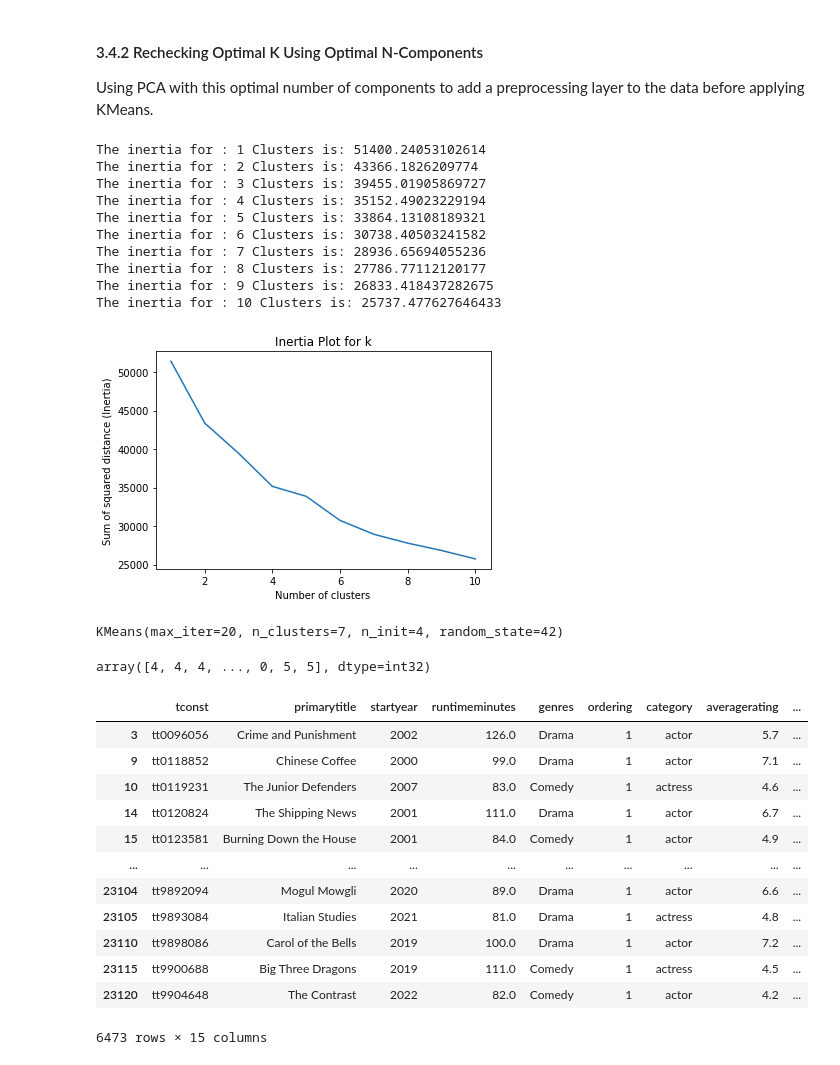
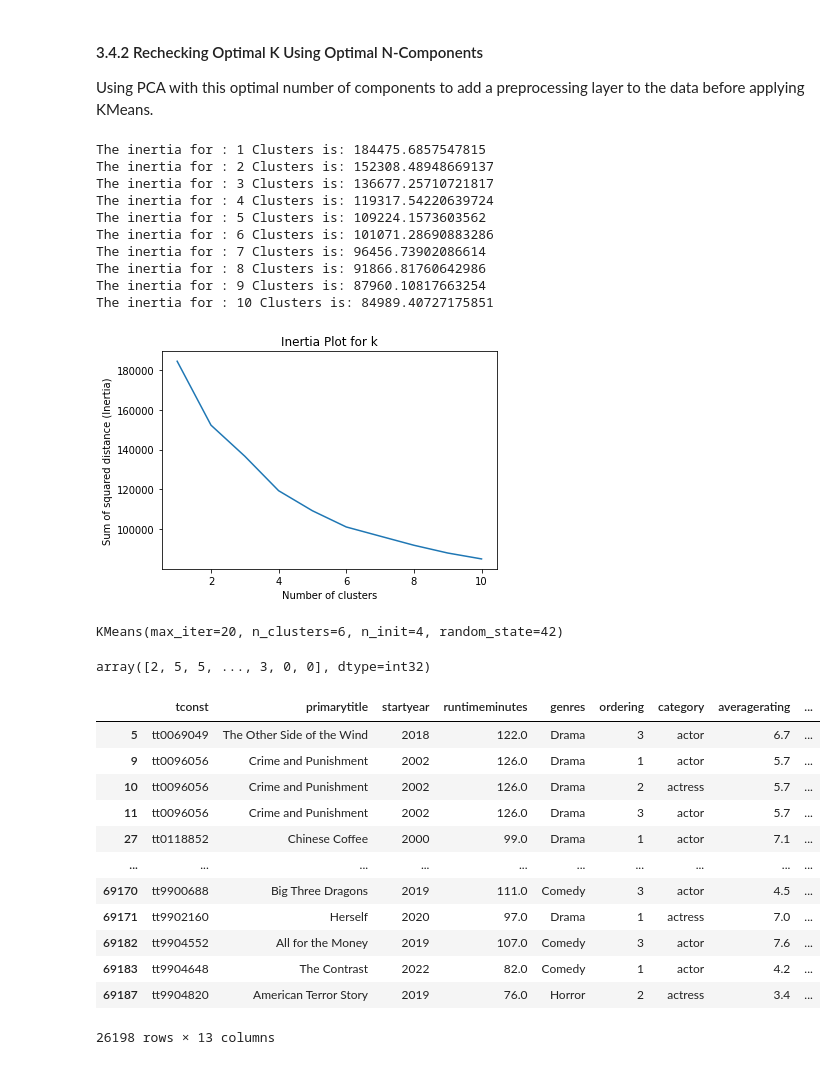
Before and after one commit to 333Kenji/IMDB_KMeans, a Jupyter notebook: Notebooks/KMeans.ipynb, the cells around one changed output. Drawn from its saved outputs; the diff is of its cells as text; code cells hidden in the pictures.

```diff
--- a/Notebooks/KMeans.ipynb
+++ b/Notebooks/KMeans.ipynb
@@ -609,8 +620,11 @@ primaryname 2588
 # %%
+# preserving data so I can add clusters identified by KMeans++ as a new column later.
 X = data
 ordi = OrdinalEncoder()
-X['title'] = ordi.fit_transform(pd.DataFrame(X.primarytitle))
 X['name'] = ordi.fit_transform(pd.DataFrame(X.primaryname))
 X['const'] = ordi.fit_transform(pd.DataFrame(X.tconst))
+
+# feature encoding
 ohe = ['category','genres']
-scal_cols = ['startyear','averagerating','numvotes','runtimeminutes','title','name','const']
+scal_cols = ['startyear','averagerating','numvotes','runtimeminutes','name','const']
+X
@@ -687,6 +713,6 @@ The inertia for : 14 Clusters is: 23989.973668401915
 # %%
 # Using the best k shown by the elbow method to train a new model.
-kmeans = KMeans(n_clusters = 7, init = 'k-means++', max_iter = 20, n_init = 8, random_state = 42)
+kmeans = KMeans(n_clusters = 6, init = 'k-means++', max_iter = 20, n_init = 8, random_state = 42)
 kmeans.fit(x_train)
 
 # saving for PCA
@@ -824,44 +846,44 @@ plt.ylabel('Sum of squared distance (Inertia)')
 plt.title("Inertia Plot for k")
 plt.show()
 # %% [output]
-The inertia for : 1 Clusters is: 51400.24053102614
-The inertia for : 2 Clusters is: 43366.1826209774
-The inertia for : 3 Clusters is: 39455.01905869727
-The inertia for : 4 Clusters is: 35152.49023229194
-The inertia for : 5 Clusters is: 33864.13108189321
-The inertia for : 6 Clusters is: 30738.40503241582
-The inertia for : 7 Clusters is: 28936.65694055236
-The inertia for : 8 Clusters is: 27786.77112120177
-The inertia for : 9 Clusters is: 26833.418437282675
-The inertia for : 10 Clusters is: 25737.477627646433
+The inertia for : 1 Clusters is: 184475.6857547815
+The inertia for : 2 Clusters is: 152308.48948669137
+The inertia for : 3 Clusters is: 136677.25710721817
+The inertia for : 4 Clusters is: 119317.54220639724
+The inertia for : 5 Clusters is: 109224.1573603562
+The inertia for : 6 Clusters is: 101071.28690883286
+The inertia for : 7 Clusters is: 96456.73902086614
+The inertia for : 8 Clusters is: 91866.81760642986
+The inertia for : 9 Clusters is: 87960.10817663254
+The inertia for : 10 Clusters is: 84989.40727175851
-[figure, old version]
+[figure, new version]
 # %%
-kmeans = KMeans(n_clusters = 7, init = 'k-means++', max_iter = 20, n_init = 4, random_state = 42)
+kmeans = KMeans(n_clusters = 6, init = 'k-means++', max_iter = 20, n_init = 4, random_state = 42)
 kmeans.fit(X_r)
 # %% [output]
-KMeans(max_iter=20, n_clusters=7, n_init=4, random_state=42)
+KMeans(max_iter=20, n_clusters=6, n_init=4, random_state=42)
 # %%
 y_pred = kmeans.predict(X_r)
 y_pred
 # %% [output]
-array([4, 4, 4, ..., 0, 5, 5], dtype=int32)
+array([2, 5, 5, ..., 3, 0, 0], dtype=int32)
 # %%
-data['y_pred'] = y_pred
+data['cluster'] = y_pred
 data
 # %% [output]
 |  | tconst | primarytitle | startyear | runtimeminutes | genres | ordering | category | averagerating | ... |
-| 3 | tt0096056 | Crime and Punishment | 2002 | 126.0 | Drama | 1 | actor | 5.7 | ... |
-| 9 | tt0118852 | Chinese Coffee | 2000 | 99.0 | Drama | 1 | actor | 7.1 | ... |
-| 10 | tt0119231 | The Junior Defenders | 2007 | 83.0 | Comedy | 1 | actress | 4.6 | ... |
-| 14 | tt0120824 | The Shipping News | 2001 | 111.0 | Drama | 1 | actor | 6.7 | ... |
-| 15 | tt0123581 | Burning Down the House | 2001 | 84.0 | Comedy | 1 | actor | 4.9 | ... |
+| 5 | tt0069049 | The Other Side of the Wind | 2018 | 122.0 | Drama | 3 | actor | 6.7 | ... |
+| 9 | tt0096056 | Crime and Punishment | 2002 | 126.0 | Drama | 1 | actor | 5.7 | ... |
+| 10 | tt0096056 | Crime and Punishment | 2002 | 126.0 | Drama | 2 | actress | 5.7 | ... |
+| 11 | tt0096056 | Crime and Punishment | 2002 | 126.0 | Drama | 3 | actor | 5.7 | ... |
+| 27 | tt0118852 | Chinese Coffee | 2000 | 99.0 | Drama | 1 | actor | 7.1 | ... |
 | ... | ... | ... | ... | ... | ... | ... | ... | ... | ... |
-| 23104 | tt9892094 | Mogul Mowgli | 2020 | 89.0 | Drama | 1 | actor | 6.6 | ... |
-| 23105 | tt9893084 | Italian Studies | 2021 | 81.0 | Drama | 1 | actress | 4.8 | ... |
-| 23110 | tt9898086 | Carol of the Bells | 2019 | 100.0 | Drama | 1 | actor | 7.2 | ... |
-| 23115 | tt9900688 | Big Three Dragons | 2019 | 111.0 | Comedy | 1 | actress | 4.5 | ... |
-| 23120 | tt9904648 | The Contrast | 2022 | 82.0 | Comedy | 1 | actor | 4.2 | ... |
+| 69170 | tt9900688 | Big Three Dragons | 2019 | 111.0 | Comedy | 3 | actor | 4.5 | ... |
+| 69171 | tt9902160 | Herself | 2020 | 97.0 | Drama | 1 | actress | 7.0 | ... |
+| 69182 | tt9904552 | All for the Money | 2019 | 107.0 | Comedy | 3 | actor | 7.6 | ... |
+| 69183 | tt9904648 | The Contrast | 2022 | 82.0 | Comedy | 1 | actor | 4.2 | ... |
+| 69187 | tt9904820 | American Terror Story | 2019 | 76.0 | Horror | 2 | actress | 3.4 | ... |
-6473 rows × 15 columns
+26198 rows × 13 columns
 # %%
 print(f'old inertia: {old_inertia}')
 print(f'new inertia: {kmeans.inertia_}')
```
Also changed, not shown: parts of 62 cells of this notebook, 2 other files.
